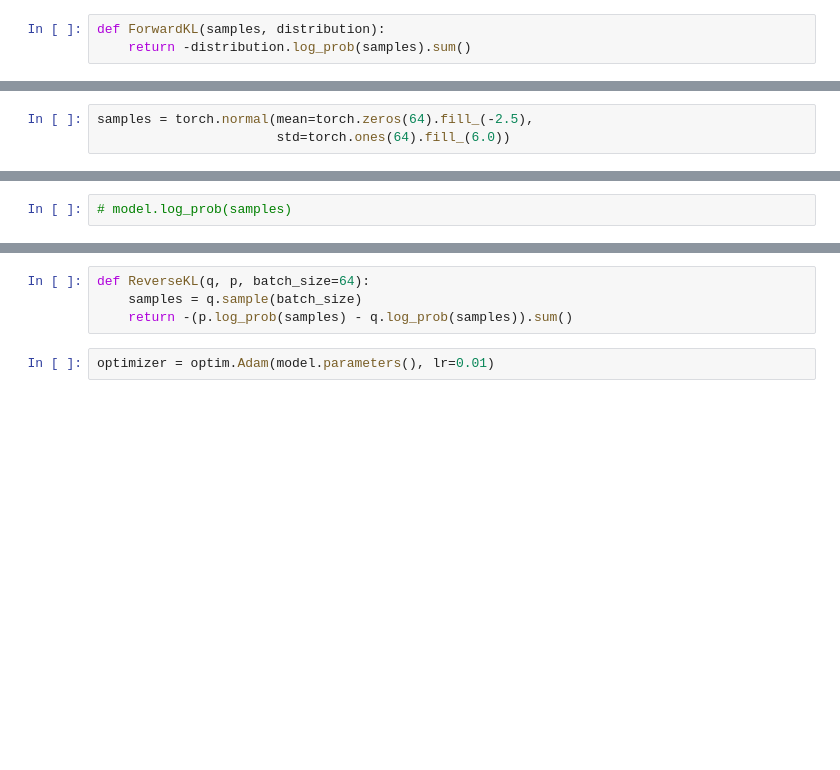
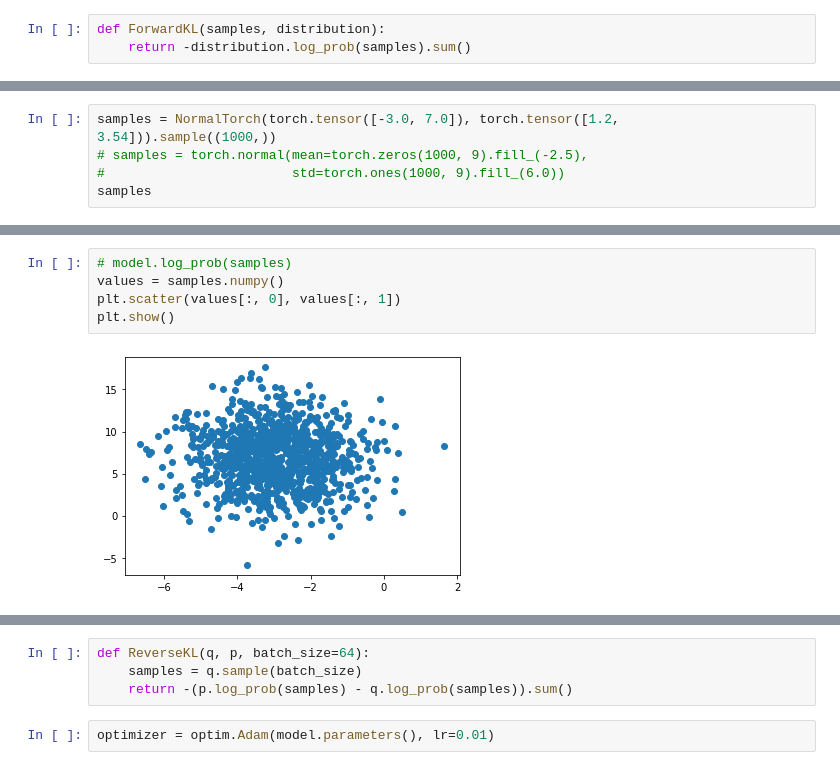
Before and after one commit to nextBillyonair/DPFunStuff, a Jupyter notebook: KL/KL.ipynb, the cells around one changed output, grey strips where cells are left out. Drawn from its saved outputs; the diff is of its cells as text; blank space fills up the shorter version.

```diff
--- a/KL/KL.ipynb
+++ b/KL/KL.ipynb
@@ -57,4 +58,6 @@ model = Normal(dims=1)
 optimizer = optim.Adam(model.parameters(), lr=0.01)
 # %%
-samples = torch.normal(mean=torch.zeros(64).fill_(-2.5),
-                       std=torch.ones(64).fill_(6.0))
+samples = NormalTorch(torch.tensor([-3.0, 7.0]), torch.tensor([1.2, 3.54])).sample((1000,))
+# samples = torch.normal(mean=torch.zeros(1000, 9).fill_(-2.5),
+#                        std=torch.ones(1000, 9).fill_(6.0))
+samples
@@ -61,3 +72,8 @@ samples = torch.normal(mean=torch.zeros(64).fill_(-2.5),
-# %%
-# model.log_prob(samples)
+# %%
+# model.log_prob(samples)
+values = samples.numpy()
+plt.scatter(values[:, 0], values[:, 1])
+plt.show()
+# %% [output]
+[figure, added]
 # %%
```
Also changed, not shown: parts of 11 cells of this notebook, 1 other file.
